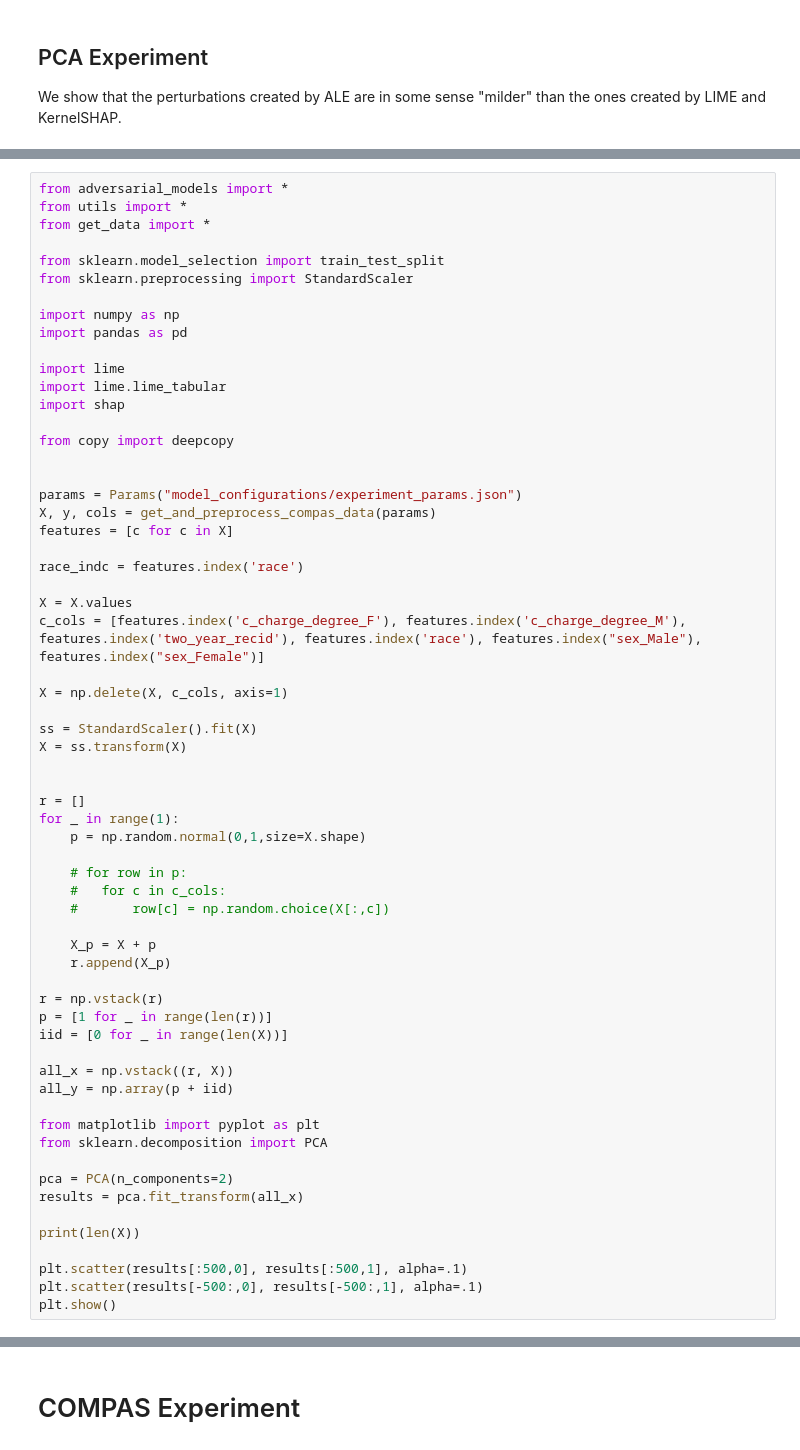
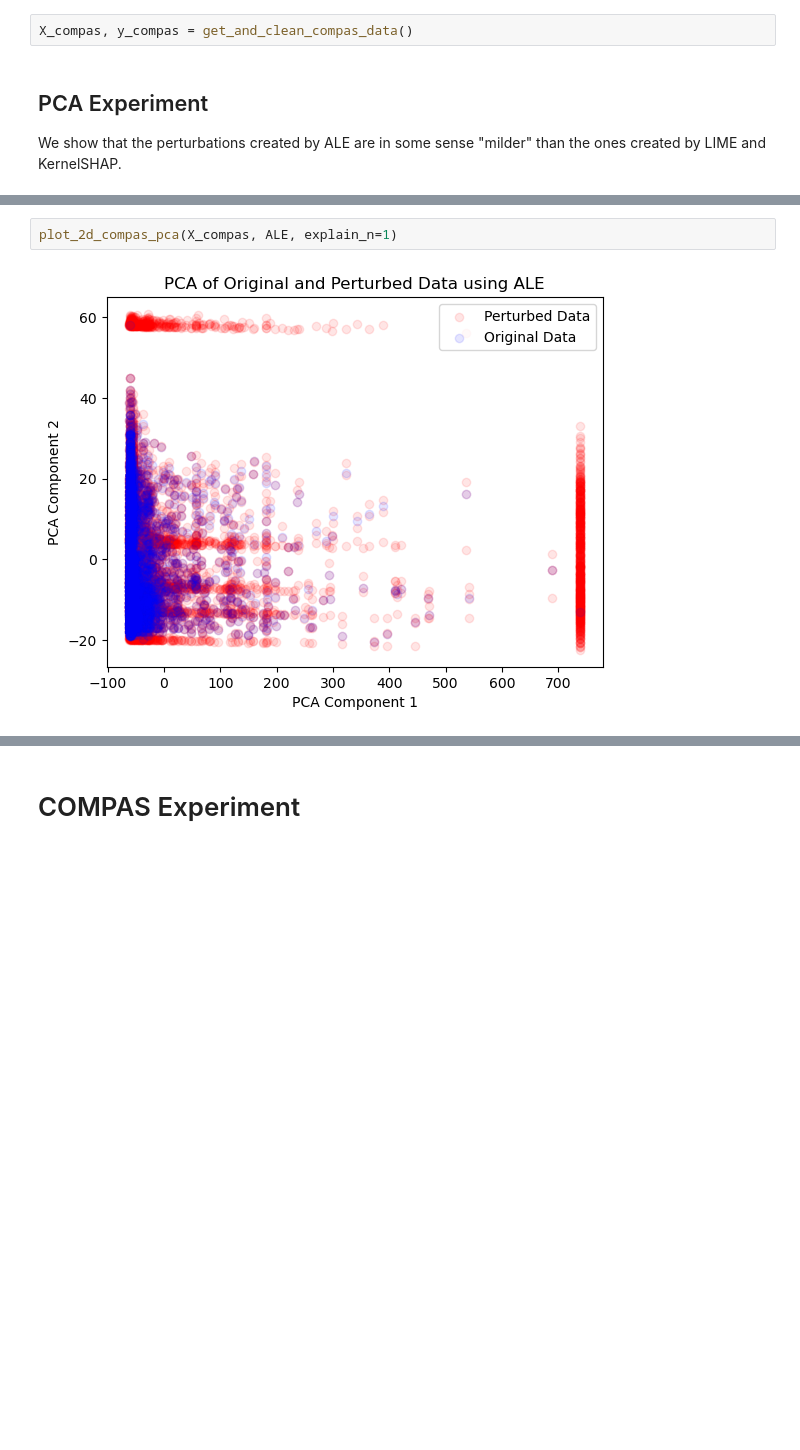
Before and after one commit to dawsonren/ExplainableML, a Jupyter notebook: adversarial.ipynb, the cells around one changed output, grey strips where cells are left out. Drawn from its saved outputs; the diff is of its cells as text; blank space fills up the shorter version.

```diff
--- a/adversarial.ipynb
+++ b/adversarial.ipynb
@@ -54,3 +51,5 @@ def get_and_preprocess_compas_data(params):
+# %%
+X_compas, y_compas = get_and_clean_compas_data()
 # %% [markdown]
 ## PCA Experiment
 
@@ -58,62 +81,4 @@ We show that the perturbations created by ALE are in some sense "milder" than th
 # %%
-from adversarial_models import *
-from utils import *
-from get_data import *
-
-from sklearn.model_selection import train_test_split
-from sklearn.preprocessing import StandardScaler
-
-import numpy as np
-import pandas as pd
-
-import lime
-import lime.lime_tabular
-import shap
-
-from copy import deepcopy
-
-
-params = Params("model_configurations/experiment_params.json")
-X, y, cols = get_and_preprocess_compas_data(params)
-features = [c for c in X]
-
-race_indc = features.index('race')
-
-X = X.values
-c_cols = [features.index('c_charge_degree_F'), features.index('c_charge_degree_M'), features.index('two_year_recid'), features.index('race'), features.index("sex_Male"), features.index("sex_Female")]
-
-X = np.delete(X, c_cols, axis=1)
-
-ss = StandardScaler().fit(X)
-X = ss.transform(X)
-
-
-r = []
-for _ in range(1):
-	p = np.random.normal(0,1,size=X.shape)
-
-	# for row in p:
-	# 	for c in c_cols:
-	# 		row[c] = np.random.choice(X[:,c])
-
-	X_p = X + p
-	r.append(X_p)
-
-r = np.vstack(r)
-p = [1 for _ in range(len(r))]
-iid = [0 for _ in range(len(X))]
-
-all_x = np.vstack((r, X))
-all_y = np.array(p + iid)
-
-from matplotlib import pyplot as plt
-from sklearn.decomposition import PCA
-
-pca = PCA(n_components=2)
-results = pca.fit_transform(all_x)
-
-print(len(X))
-
-plt.scatter(results[:500,0], results[:500,1], alpha=.1)
-plt.scatter(results[-500:,0], results[-500:,1], alpha=.1)
-plt.show()
+plot_2d_compas_pca(X_compas, ALE, explain_n=1)
+# %% [output]
+[figure, added]
```
Also changed, not shown: parts of 5 cells of this notebook, 13 other files.
